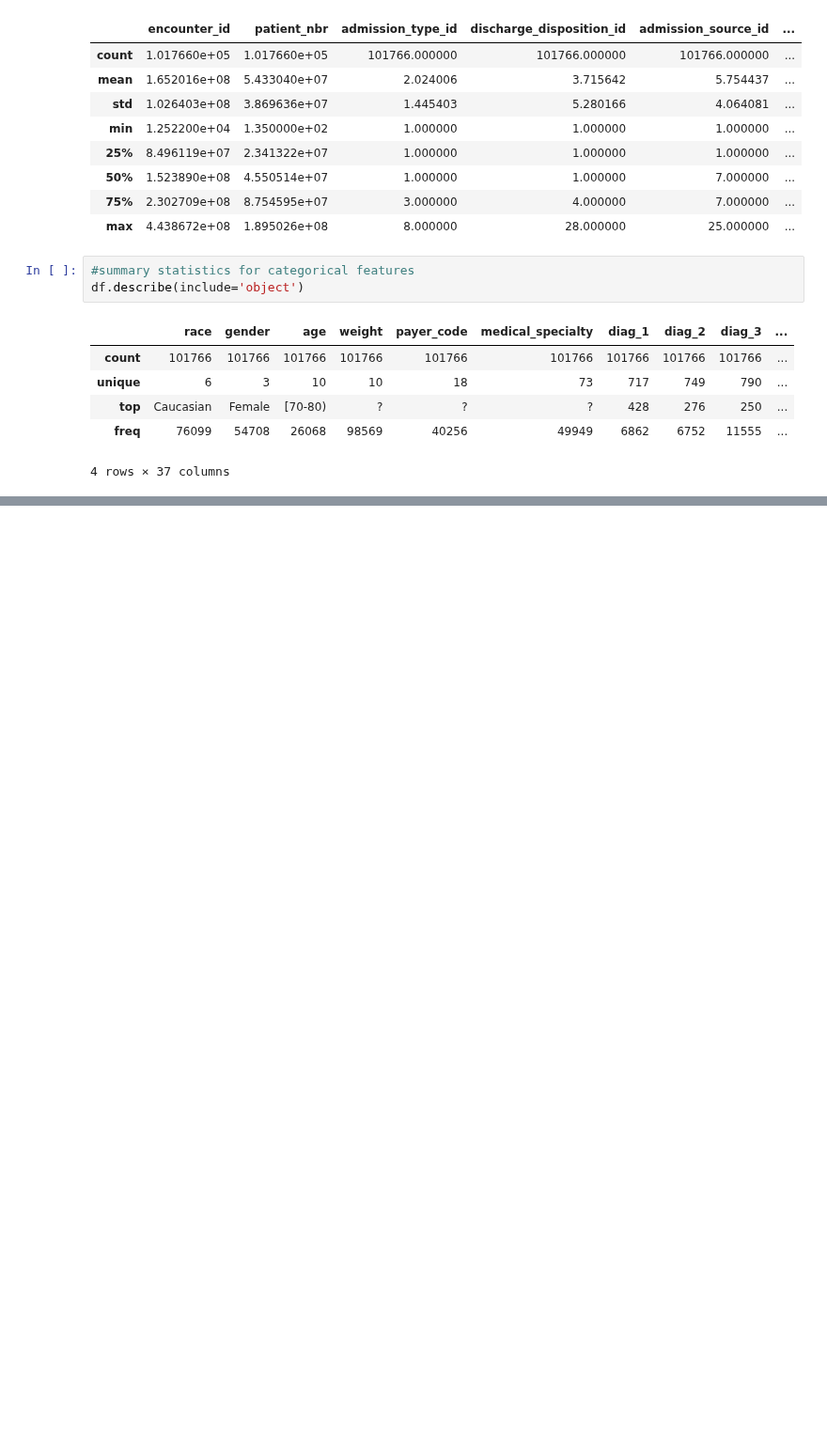
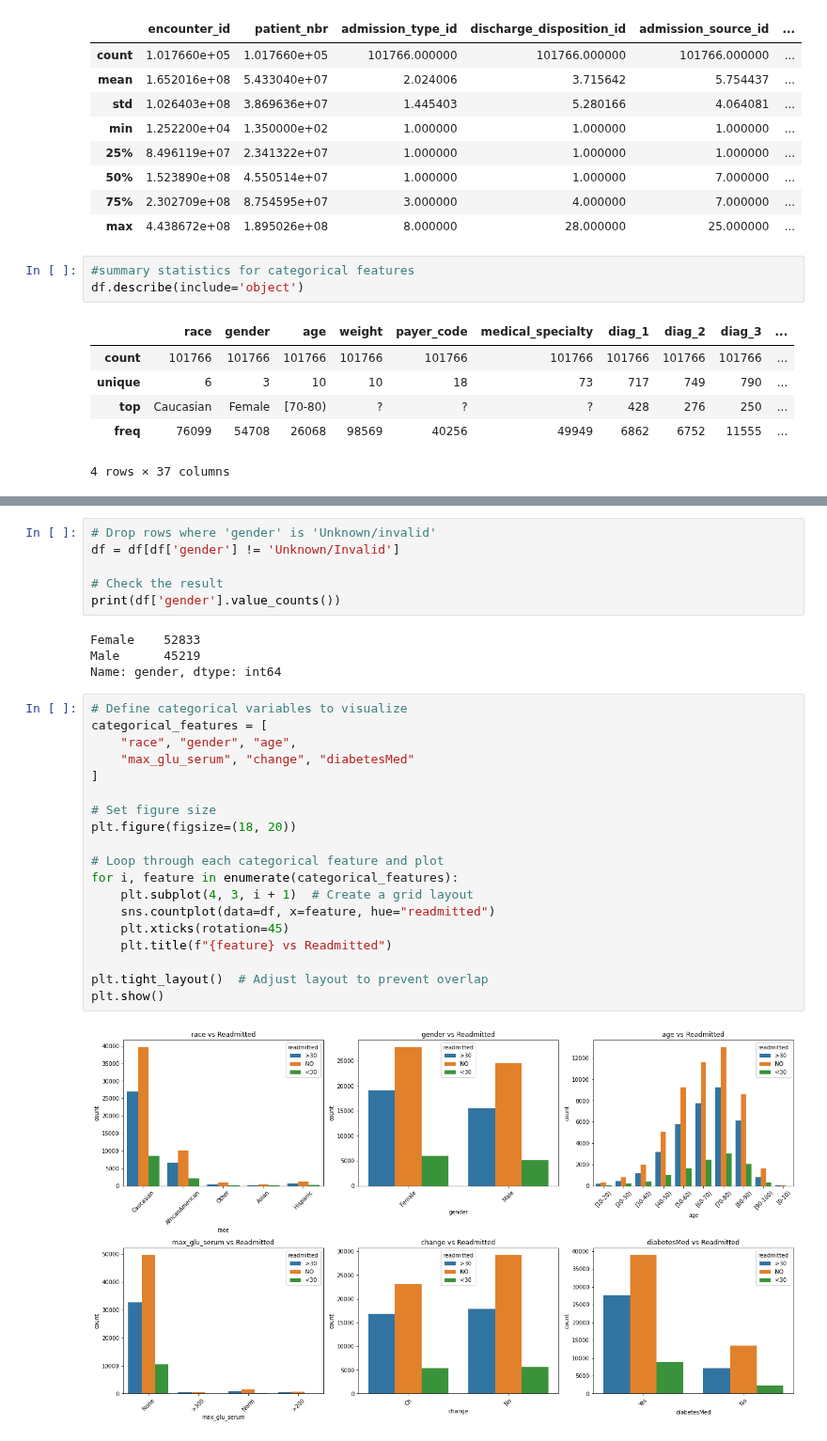
Before and after one commit to Jodhiamboapiyo/Diabetes_130-US_Hospitals_1999-2008, a Jupyter notebook: Notebooks/Agatha.ipynb, the cells around one changed output, grey strips where cells are left out. Shown at 94% size. Saved outputs shown, nothing was run; the diff lists cells and outputs as text; blank space fills up the shorter version.

```diff
--- a/Notebooks/Agatha.ipynb
+++ b/Notebooks/Agatha.ipynb
@@ -157,0 +352,31 @@ Categorical Columns: Index(['race', 'gender', 'age', 'weight', 'payer_code', 'me
+# %%
+# Drop rows where 'gender' is 'Unknown/invalid'
+df = df[df['gender'] != 'Unknown/Invalid']
+
+# Check the result
+print(df['gender'].value_counts())
+# %% [output]
+Female    52833
+Male      45219
+Name: gender, dtype: int64
+# %%
+# Define categorical variables to visualize
+categorical_features = [
+    "race", "gender", "age",
+    "max_glu_serum", "change", "diabetesMed"
+]
+
+# Set figure size
+plt.figure(figsize=(18, 20))
+
+# Loop through each categorical feature and plot
+for i, feature in enumerate(categorical_features):
+    plt.subplot(4, 3, i + 1)  # Create a grid layout
+    sns.countplot(data=df, x=feature, hue="readmitted")
+    plt.xticks(rotation=45)
+    plt.title(f"{feature} vs Readmitted")
+
+plt.tight_layout()  # Adjust layout to prevent overlap
+plt.show()
+# %% [output]
+[figure, added]
```
Also changed, not shown: parts of 68 cells of this notebook.
